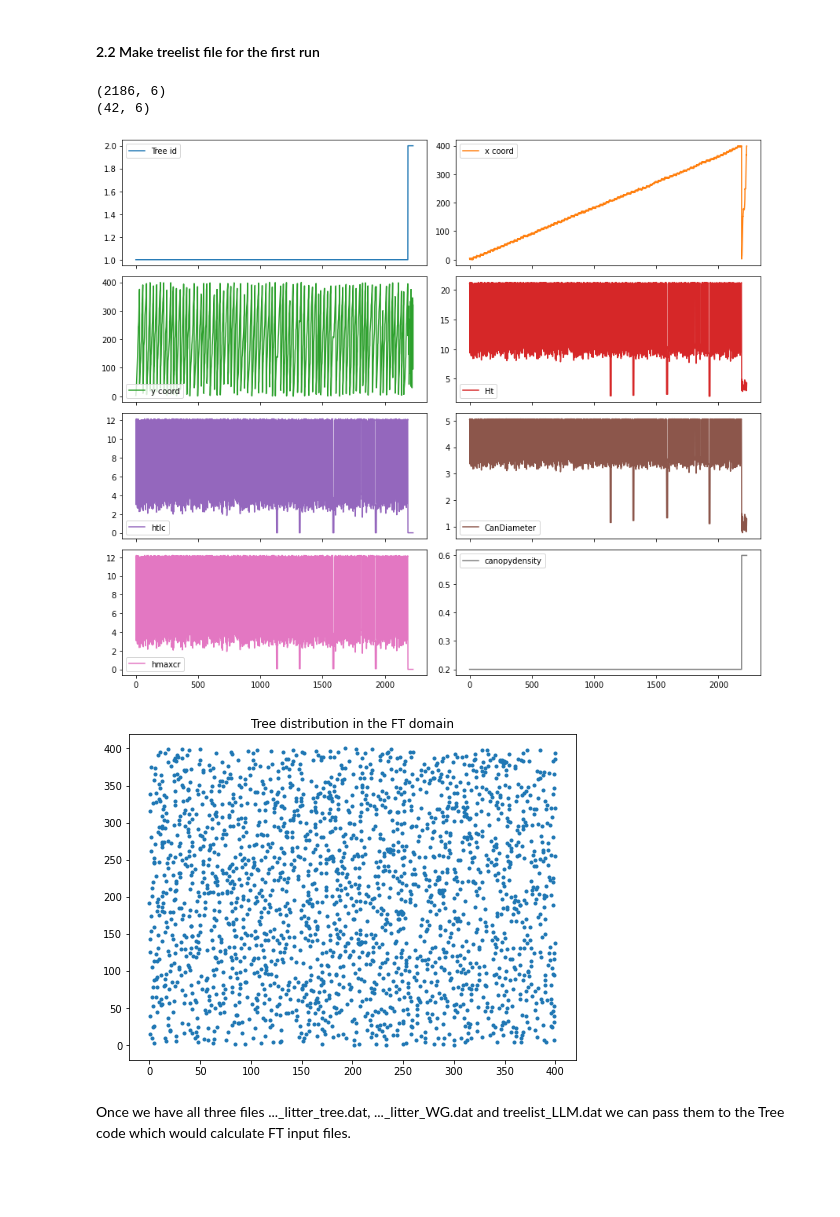
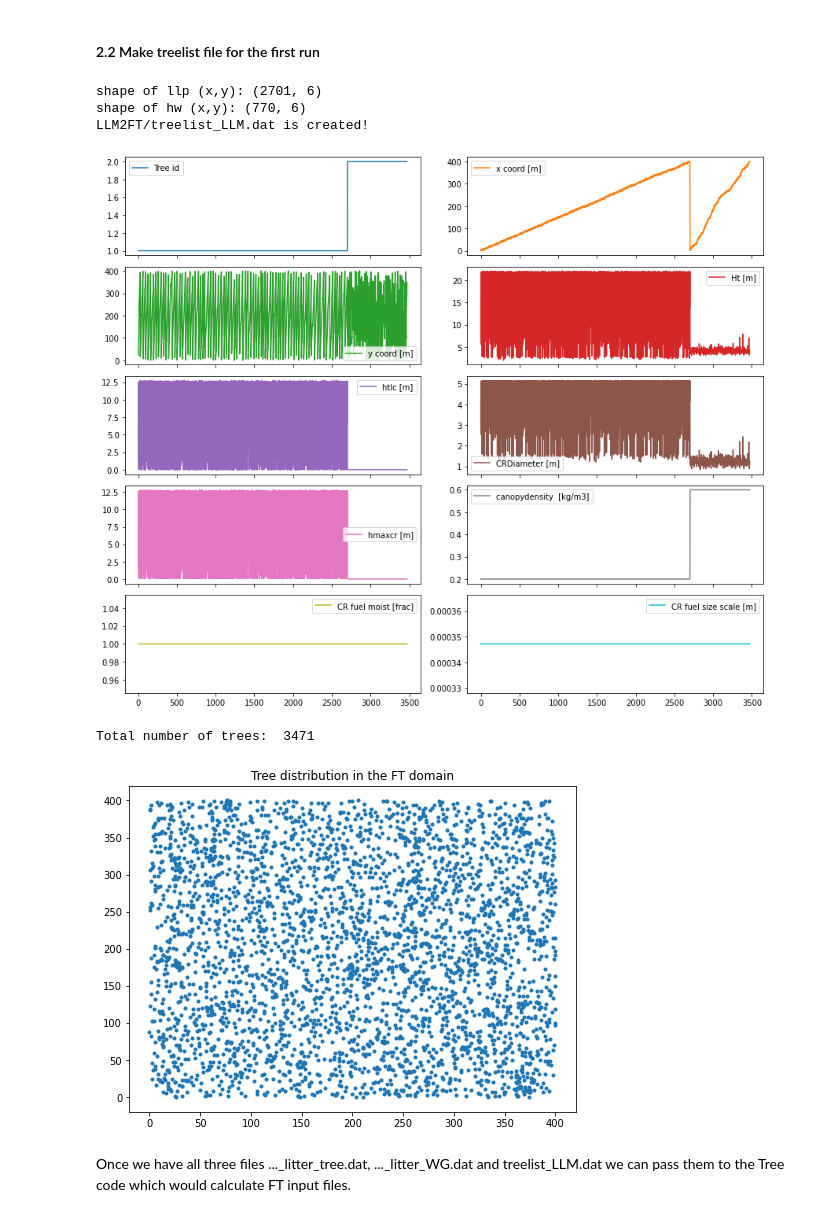
Before and after one commit to lanl/drm-fates, a Jupyter notebook: 1.LLM-HSM-MODEL/Coupling_script_LLM-HSM.ipynb, the cells around one changed output. Drawn from its saved outputs; the diff is of its cells as text; code cells hidden in the pictures; blank space fills up the shorter version.

Commit message:
modified Alex's tree code to accomodate LLM-HSM

```diff
--- a/1.LLM-HSM-MODEL/Coupling_script_LLM-HSM.ipynb
+++ b/1.LLM-HSM-MODEL/Coupling_script_LLM-HSM.ipynb
@@ -61,7 +61,7 @@ p.readfireprobfromfile=0
 p.readmastprobfromfile=0
 
 start_time = time.time()
-p.run(1)
+p.run(10)
 print("--- %s seconds ---" % (time.time() - start_time))
 if np.sum(p.litter)==0:
     print('no litter, making extra run...')
@@ -169,21 +171,38 @@ lit_LLP%, lit_HW%: 0.9996003407610402 0.000399659238959883
 # %%
 llmft.create_treelist(p,'LLM2FT/treelist_LLM.dat')
 #check the created treelist file
+# see line 124 in define_variables.f in Tree program
+# Tree ID [1:LLP, 2:HW]
+# x coord: Tree X-cartesian coordinates [m,m]
+# y coord: Tree Y-cartesian coordinates [m,m]
+# Ht: Tree heights [m]
+# htlc: Height to live crown [m]
+# CRDiameter: Crown diameter [m]
+# hmaxcr: Height to max crown diameter [m]
+# canopydensity: Crown fuel bulk density [kg/m3]
+# CR fuel moist: Crown fuel moisture content [fraction]
+# CR fuel size scale:  Crown fuel size scale [m]
+
 df = pd.read_csv('LLM2FT/treelist_LLM.dat',sep=' ',
-                    names=["Tree id","x coord","y coord","Ht",
-                        "htlc","CanDiameter","hmaxcr","canopydensity"])
-df.plot(subplots=True, layout=(4,2),figsize=(12, 10));
+                    names=["Tree id","x coord [m]","y coord [m]","Ht [m]",
+                        "htlc [m]","CRDiameter [m]","hmaxcr [m]",
+                        "canopydensity  [kg/m3]", "CR fuel moist [frac]",
+                        "CR fuel size scale [m]" ])
+df.plot(subplots=True, layout=(5,2),figsize=(12, 10));
 plt.tight_layout()
 # %% [output]
-(2186, 6)
-(42, 6)
+shape of llp (x,y): (2701, 6)
+shape of hw (x,y): (770, 6)
+LLM2FT/treelist_LLM.dat is created!
-[figure, old version]
+[figure, new version]
 # %%
 plt.figure(figsize=(8, 6))
-plt.plot(df["x coord"].values,df["y coord"].values,'.')
+plt.plot(df["x coord [m]"].values,df["y coord [m]"].values,'.')
 plt.title('Tree distribution in the FT domain');
+print("Total number of trees: ",df["x coord [m]"].size )
 # %% [output]
+Total number of trees:  3471
-[figure, old version]
+[figure, new version]
 # %% [markdown]
 Once we have all three files ..._litter_tree.dat, ..._litter_WG.dat and treelist_LLM.dat we can pass them to the Tree code which would calculate FT input files.
 # %% [markdown]
```
Also changed, not shown: parts of 18 cells of this notebook, 19 other files.
